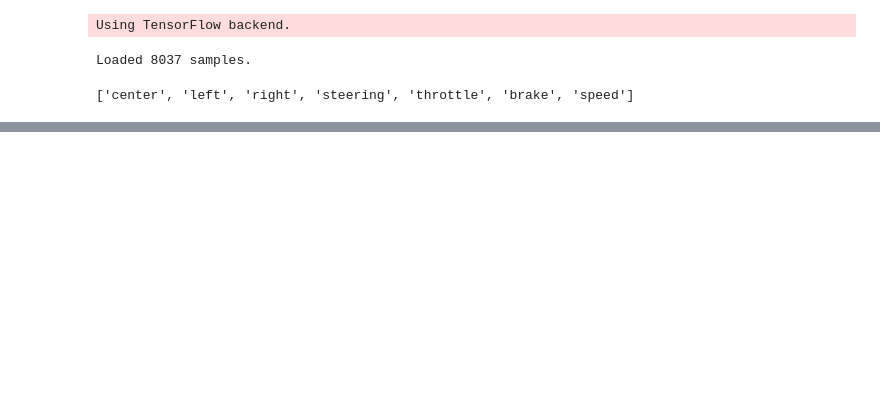
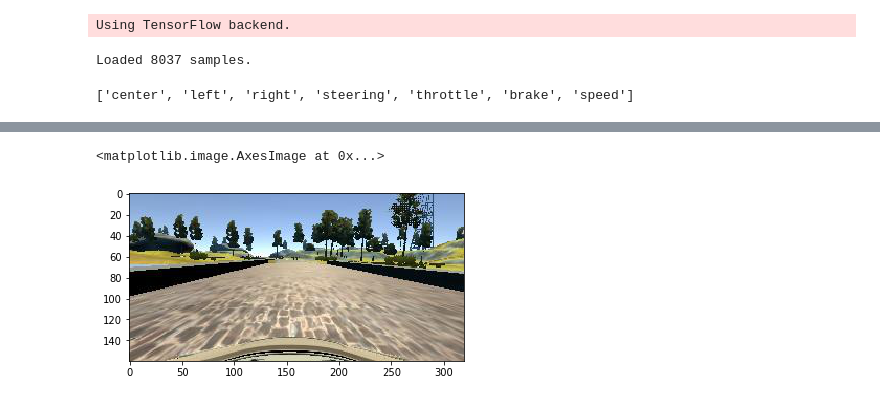
Before and after one commit to suryasumukh/CarND-Behavioral-Cloning-P3, a Jupyter notebook: notebooks/comma-model-Copy1.ipynb, the cells around one changed output, grey strips where cells are left out. Drawn from its saved outputs; the diff is of its cells as text; code cells hidden in the pictures; blank space fills up the shorter version.

```diff
--- a/notebooks/comma-model-Copy1.ipynb
+++ b/notebooks/comma-model-Copy1.ipynb
@@ -133,0 +157,8 @@ results
+# %%
+test_image = samples[0][0]
+image = cv2.imread(test_image)
+image = cv2.cvtColor(image, cv2.COLOR_BGR2RGB)
+plt.imshow(image)
+# %% [output]
+<matplotlib.image.AxesImage at 0x...>
+[figure, added]
```
Also changed, not shown: parts of 16 cells of this notebook, 1 other file.
